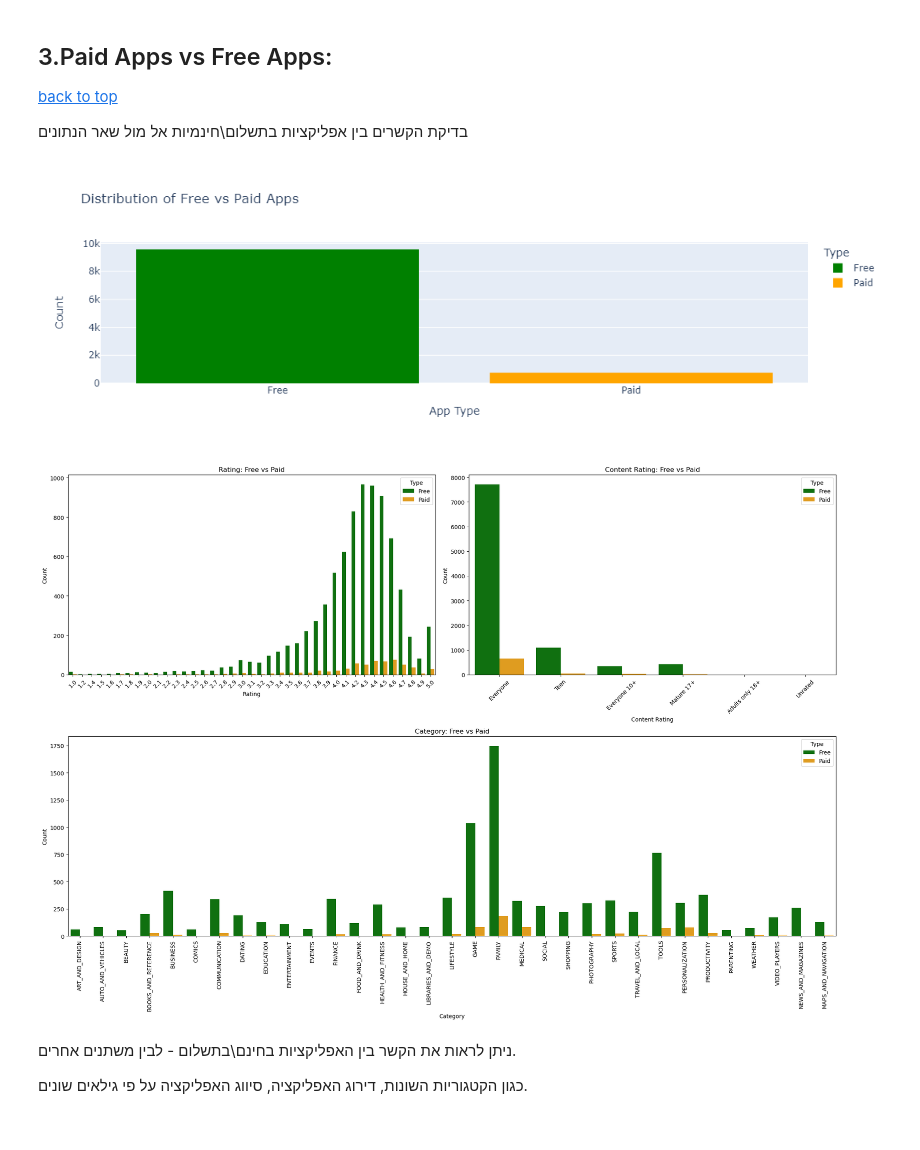
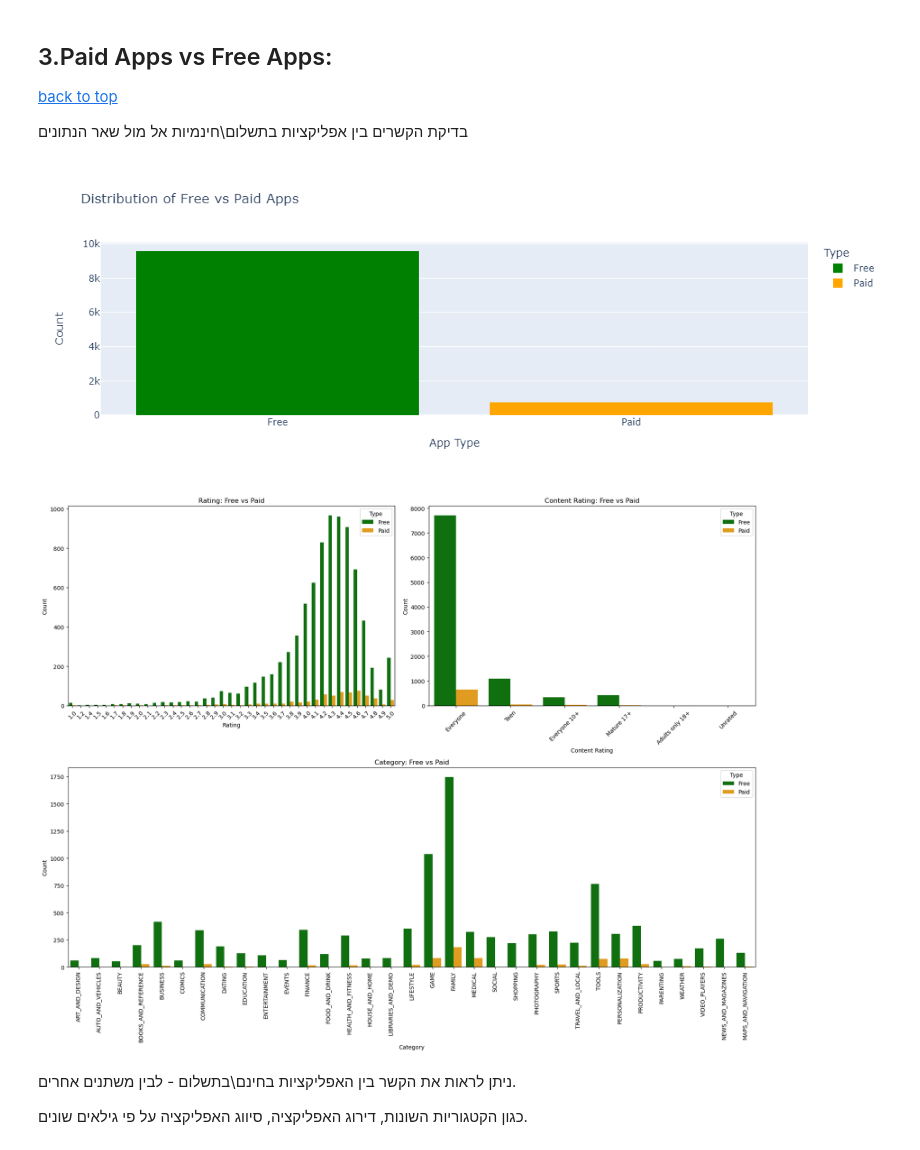
Before and after one commit to Yairvedaniel/project1, a Jupyter notebook: 02_Google_Play_Apps_project.ipynb, the cells around one changed output. Drawn from its saved outputs; the diff is of its cells as text; code cells hidden in the pictures.

```diff
--- a/02_Google_Play_Apps_project.ipynb
+++ b/02_Google_Play_Apps_project.ipynb
@@ -293,14 +293,14 @@ free_apps = apps[apps['Price'] == 0].copy()
 paid_apps = apps[apps['Price'] > 0].copy()
 # %%
 fig = px.histogram(apps, x='Type', color='Type', color_discrete_map={'Free': 'green', 'Paid': 'orange'}, title='Distribution of Free vs Paid Apps')
-fig.update_layout(xaxis_title='App Type',yaxis_title='Count')
+fig.update_layout(xaxis_title='App Type',yaxis_title='Count', width=800, height=400)
 
 fig.show()
 # %% [output]
-[figure, old version]
+[figure, new version]
 # %%
 palette = {'Free': 'green', 'Paid': 'orange'}
-fig = plt.figure(figsize=(20, 14))
+fig = plt.figure(figsize=(18, 14))
 gs = fig.add_gridspec(2, 2)
 ax1 = fig.add_subplot(gs[0, 0])
 ax2 = fig.add_subplot(gs[0, 1])
@@ -317,7 +317,7 @@ ax3.set_xticklabels(ax3.get_xticklabels(), rotation=90)
 plt.tight_layout()
 plt.show()
 # %% [output]
-[figure, old version]
+[figure, new version]
 # %% [markdown]
 ניתן לראות את הקשר בין האפליקציות בחינם\בתשלום - לבין משתנים אחרים.
 
```
Also changed, not shown: parts of 3 cells of this notebook.
